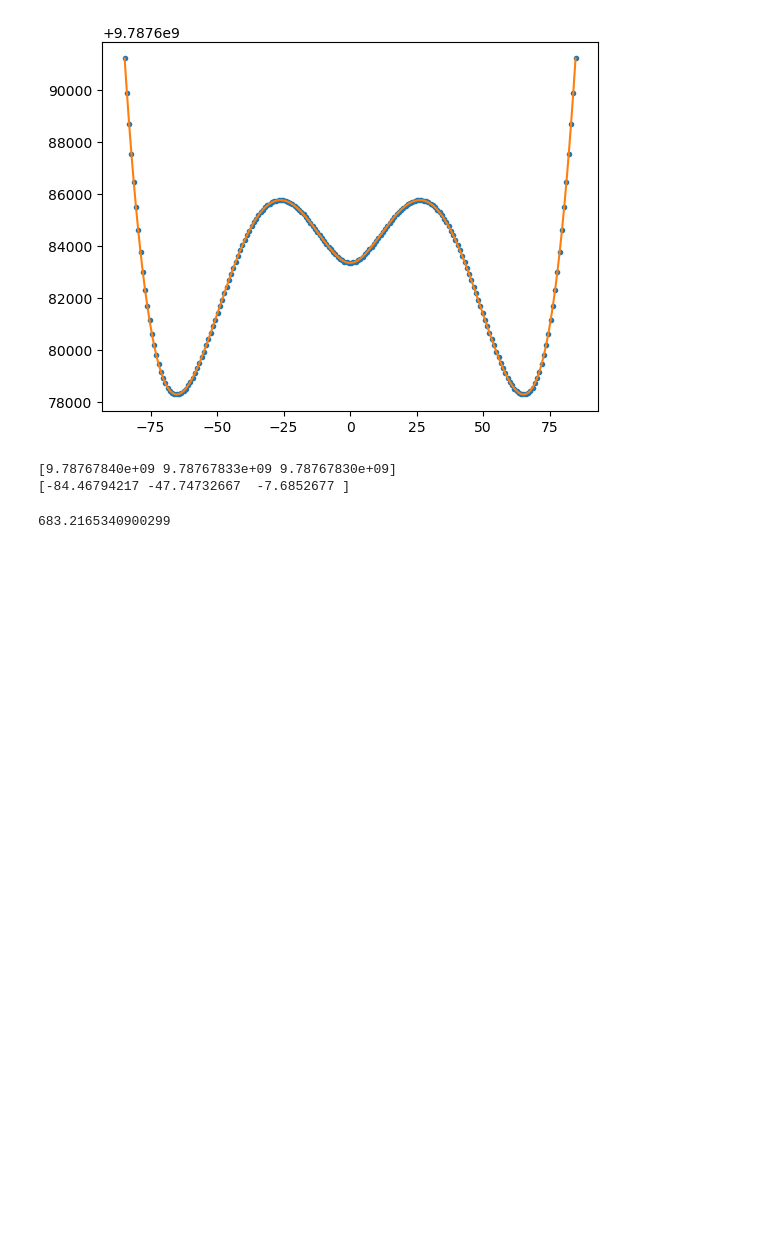
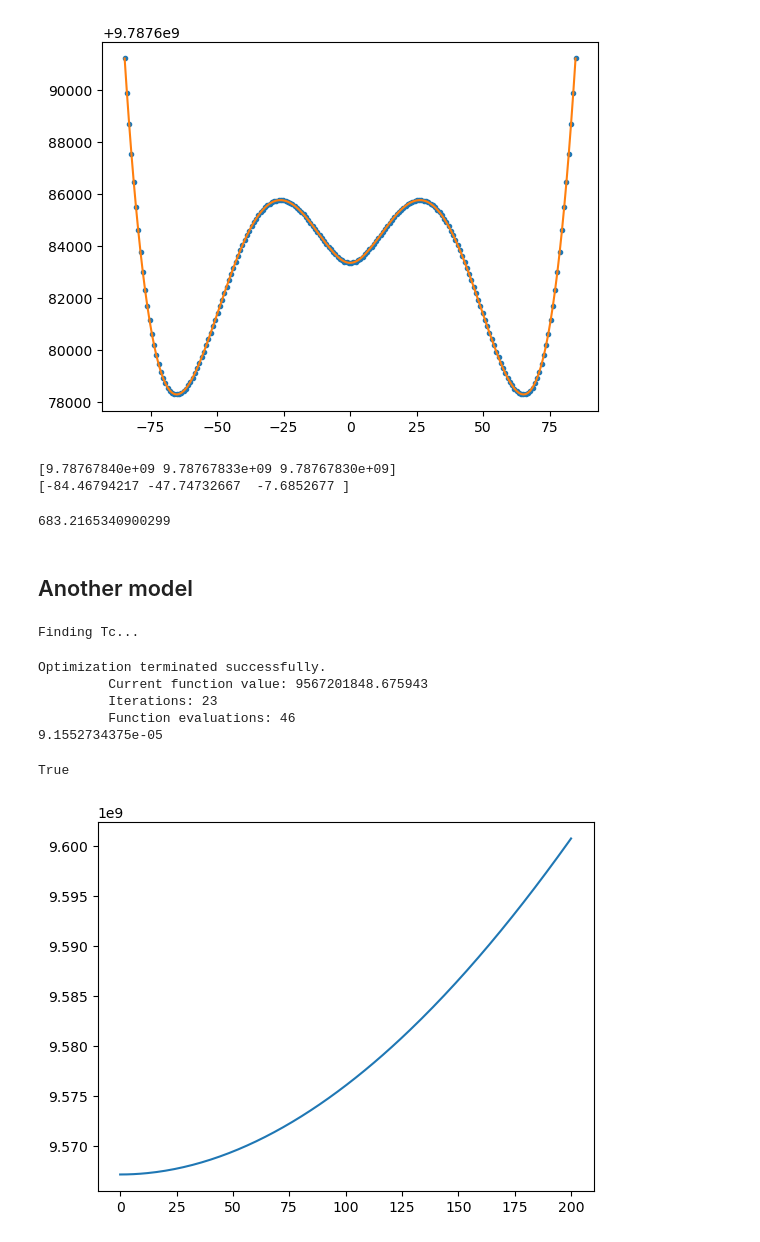
Before and after one commit to quarkquartet/EWPT-ALP, a Jupyter notebook: phase_transition/test.ipynb, the cells around one changed output. Cells and saved outputs as stored; diff of their text form; code cells hidden in the pictures; blank space fills up the shorter version.

```diff
--- a/phase_transition/test.ipynb
+++ b/phase_transition/test.ipynb
@@ -782,3 +817,28 @@ prof=tobj.findProfile()
 tobj.findAction(prof)/T_test
 # %% [output]
 683.2165340900299
+# %% [markdown]
+## Another model
+# %%
+model = model_ALP(1, 0.02, 0.15074229, 1.346667189, 8840.418297, 7.310306307, 589445.0643, np.pi/10)
+# %%
+model.getTc()
+# %% [output]
+Finding Tc...
+# %%
+T_test = 100
+h_range = np.linspace(0,200,200)
+V_range = np.array([model.Vmin(i, T_test) for i in h_range])
+plt.plot(h_range, V_range)
+V1dinter = interpolate.UnivariateSpline(h_range, V_range, s=0)
+xmin = optimize.fmin(V1dinter, 60)[0]
+print(xmin)
+V1dinter(xmin) < V1dinter(0)
+# %% [output]
+Optimization terminated successfully.
+         Current function value: 9567201848.675943
+         Iterations: 23
+         Function evaluations: 46
+9.1552734375e-05
+True
+[figure, added]
```
Also changed, not shown: parts of 21 cells of this notebook, 6 other files.
